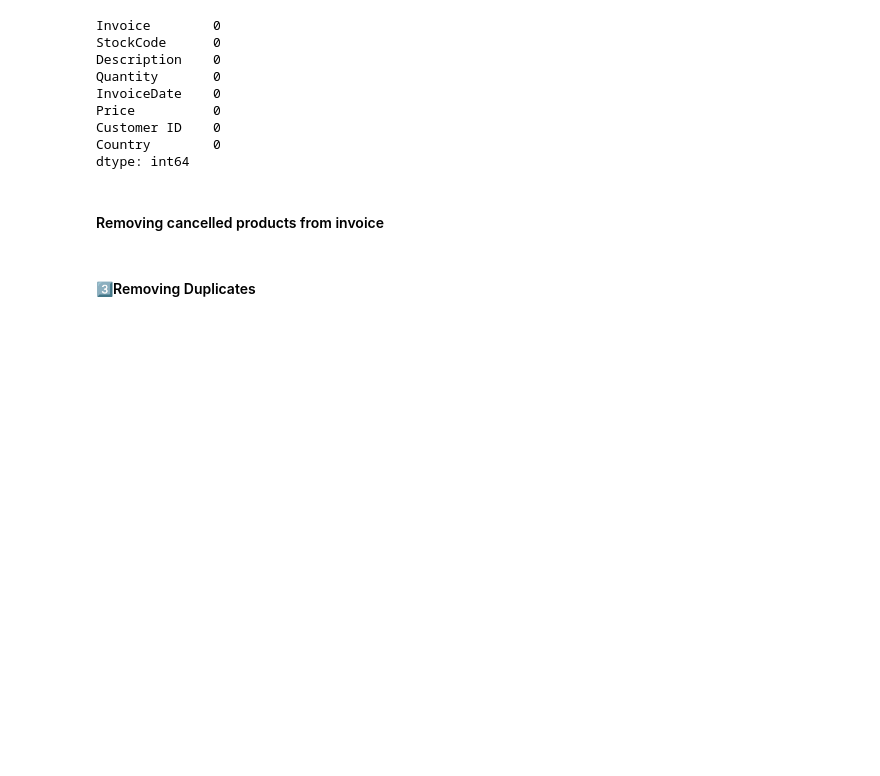
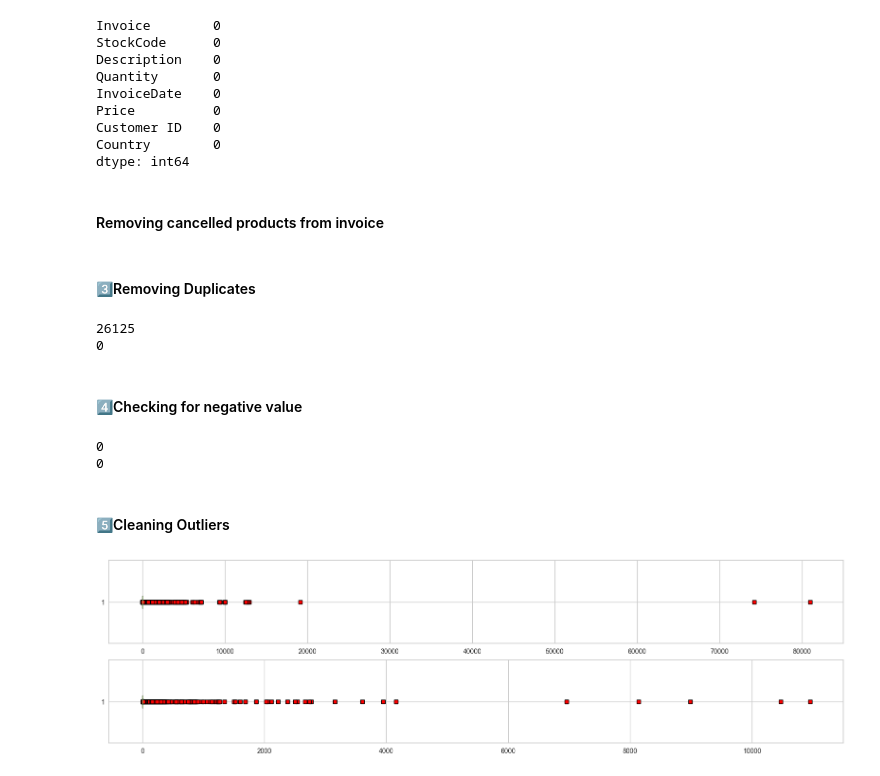
Before and after one commit to TKZues/CustomerSegmentationbyEnhancedRFM, a Jupyter notebook: notebook/online_retail_II.ipynb, the cells around one changed output. Cells and saved outputs as stored; diff of their text form; code cells hidden in the pictures; blank space fills up the shorter version.

Commit message:
EDA : Feature Engineering
create data RFM

```diff
--- a/notebook/online_retail_II.ipynb
+++ b/notebook/online_retail_II.ipynb
@@ -103,5 +103,19 @@ data = data[~data.Invoice.str.contains('C', na= False)
 # %%
 # Removing duplicates (Values in all columns are identical)
 print(data.duplicated().sum())
-data.drop_duplicates(keep="first")
+data = data.drop_duplicates(keep="first")
 print(data.duplicated().sum())
+# %% [output]
+26125
+0
+# %% [markdown]
+#### 4️⃣Checking for negative value
+# %%
+#4️Checking for negative value
+print((data.Quantity< 0).sum())
+print((data.Price< 0).sum())
+# %% [output]
+0
+0
+# %% [markdown]
+#### 5️⃣Cleaning Outliers
@@ -107,0 +135,9 @@ print(data.duplicated().sum())
+# %%
+# Observing them before removing outliers.
+fig, ax = plt.subplots(2,1, figsize =(20,5))
+col_list = ["Quantity", "Price"]
+for i in range(0,2):
+    ax[i].boxplot(data[col_list[i]],flierprops = dict(marker = "s", markerfacecolor = "red"), vert = 0)
+plt.show()
+# %% [output]
+[figure, added]
```
Also changed, not shown: parts of 8 cells of this notebook.
